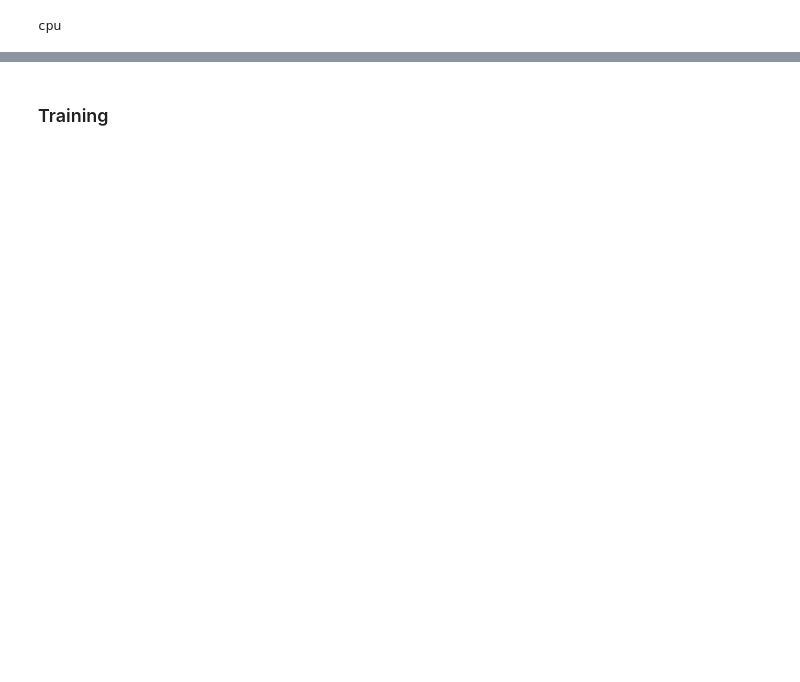
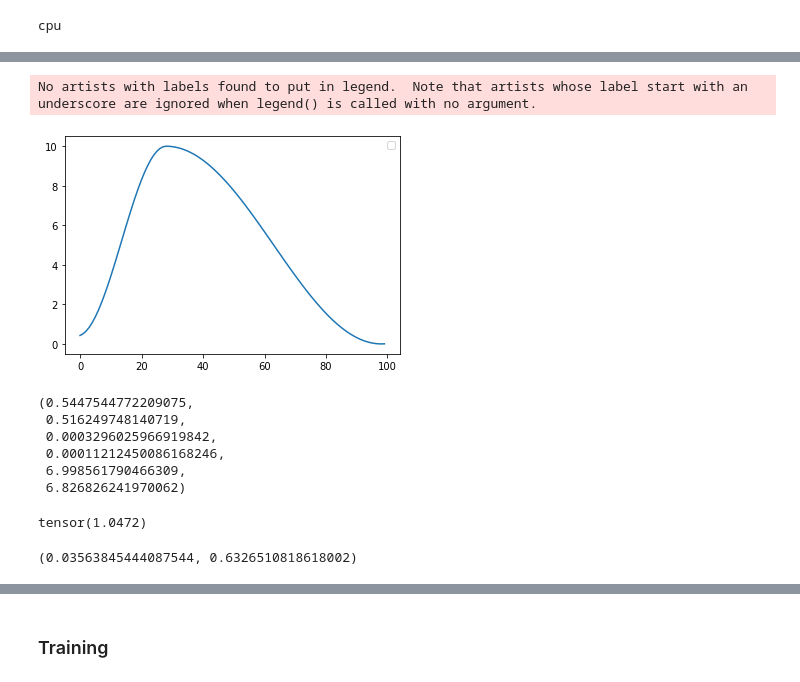
Before and after one commit to SerafimGulevskiy/GAN-Estimation-Uncertainty, a Jupyter notebook: uncertainty/cgan.ipynb, the cells around one changed output, grey strips where cells are left out. Drawn from its saved outputs; the diff is of its cells as text; code cells hidden in the pictures; blank space fills up the shorter version.

```diff
--- a/uncertainty/cgan.ipynb
+++ b/uncertainty/cgan.ipynb
@@ -84,0 +293,21 @@ Train Generator
+# %%
+EPOCHS = 10
+BATCHES = 10
+steps = []
+lrs = []
+model = Base_Discriminator().to(device=device)
+optimizer = torch.optim.Adam(model.parameters(), lr=0.001)
+scheduler = torch.optim.lr_scheduler.OneCycleLR(optimizer, max_lr=10,total_steps=EPOCHS * BATCHES)
+for epoch in range(EPOCHS):
+    for batch in range(BATCHES):
+        scheduler.step()
+        lrs.append(scheduler.get_last_lr()[0])
+        steps.append(epoch * BATCHES + batch)
+
+plt.figure()
+plt.legend()
+plt.plot(steps, lrs, label='OneCycle')
+plt.show()
+# %% [output]
+No artists with labels found to put in legend.  Note that artists whose label start with an underscore are ignored when legend() is called with no argument.
+[figure, added]
@@ -84,0 +318,14 @@ Train Generator
+# %%
+calculate_metrics(G, D)
+# %% [output]
+(0.5447544772209075,
+ 0.516249748140719,
+ 0.0003296025966919842,
+ 0.00011212450086168246,
+ 6.998561790466309,
+ 6.826826241970062)
+# %%
+# G.eval
+torch.tensor(torch.linspace(0, math.pi, 10)[3].item())
+# %% [output]
+tensor(1.0472)
@@ -84,0 +334,4 @@ Train Generator
+# %%
+calculate_MSE(G)
+# %% [output]
+(0.03563845444087544, 0.6326510818618002)
```
Also changed, not shown: parts of 188 cells of this notebook.
